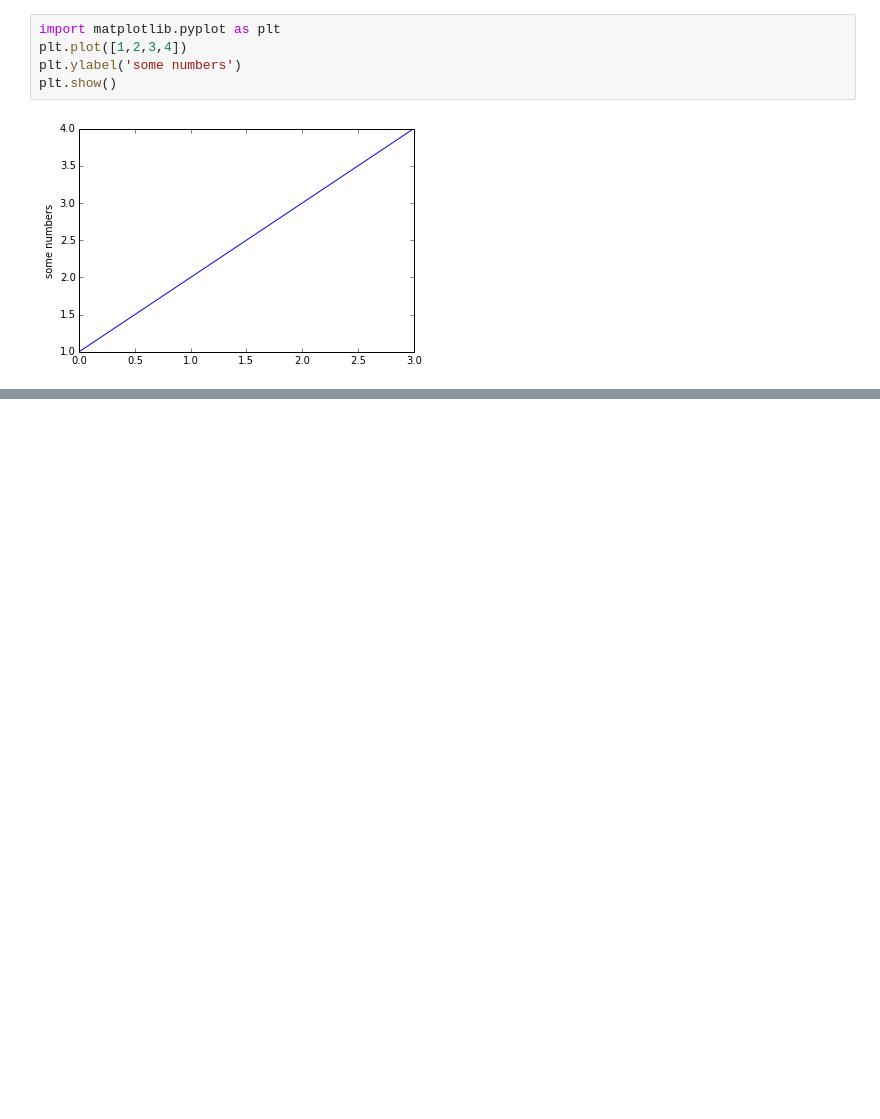
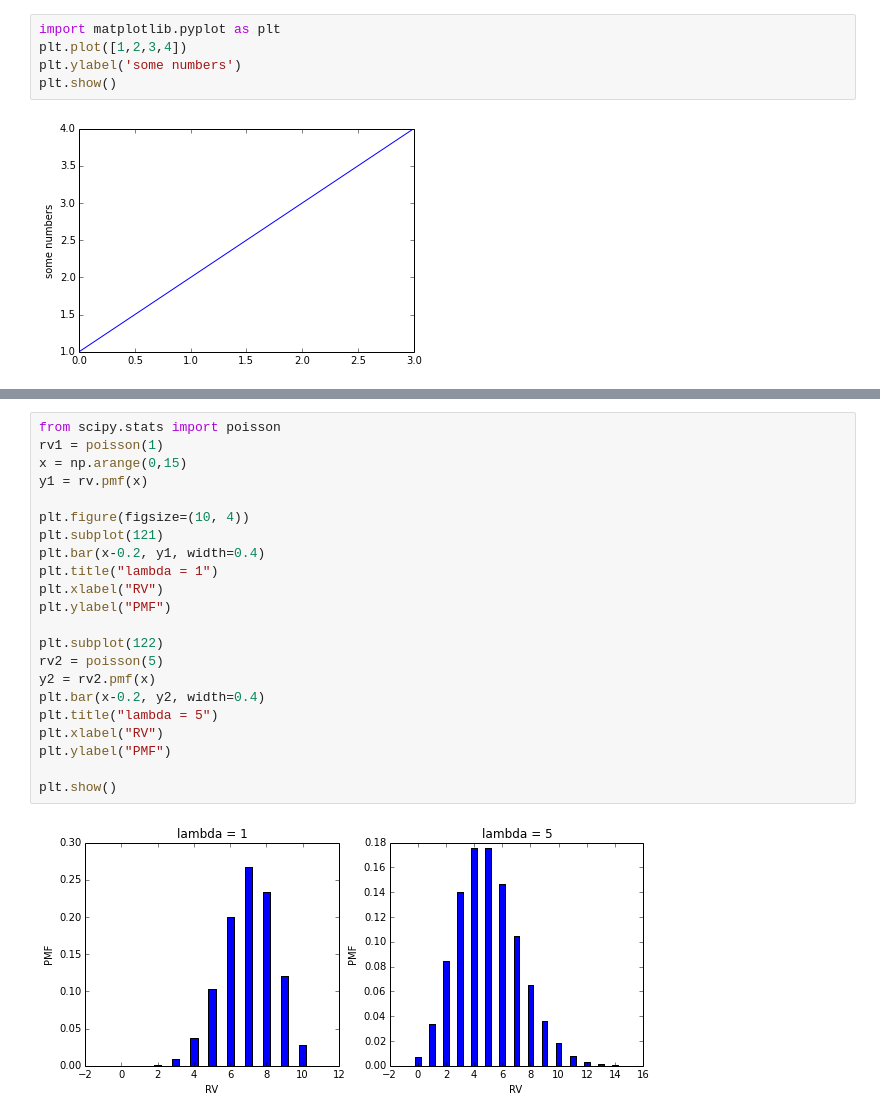
Before and after one commit to allmonday/notebook_ipython, a Jupyter notebook: matplotlib_study.ipynb, the cells around one changed output, grey strips where cells are left out. Saved outputs shown, nothing was run; the diff lists cells and outputs as text; blank space fills up the shorter version.

```diff
--- a/matplotlib_study.ipynb
+++ b/matplotlib_study.ipynb
@@ -11,0 +27,24 @@ plt.show()
+# %%
+from scipy.stats import poisson
+rv1 = poisson(1)
+x = np.arange(0,15)
+y1 = rv.pmf(x)
+
+plt.figure(figsize=(10, 4))
+plt.subplot(121)
+plt.bar(x-0.2, y1, width=0.4)
+plt.title("lambda = 1")
+plt.xlabel("RV")
+plt.ylabel("PMF")
+
+plt.subplot(122)
+rv2 = poisson(5)
+y2 = rv2.pmf(x)
+plt.bar(x-0.2, y2, width=0.4)
+plt.title("lambda = 5")
+plt.xlabel("RV")
+plt.ylabel("PMF")
+
+plt.show()
+# %% [output]
+[figure, added]
```
Also changed, not shown: parts of 7 cells of this notebook, 8 other files.
